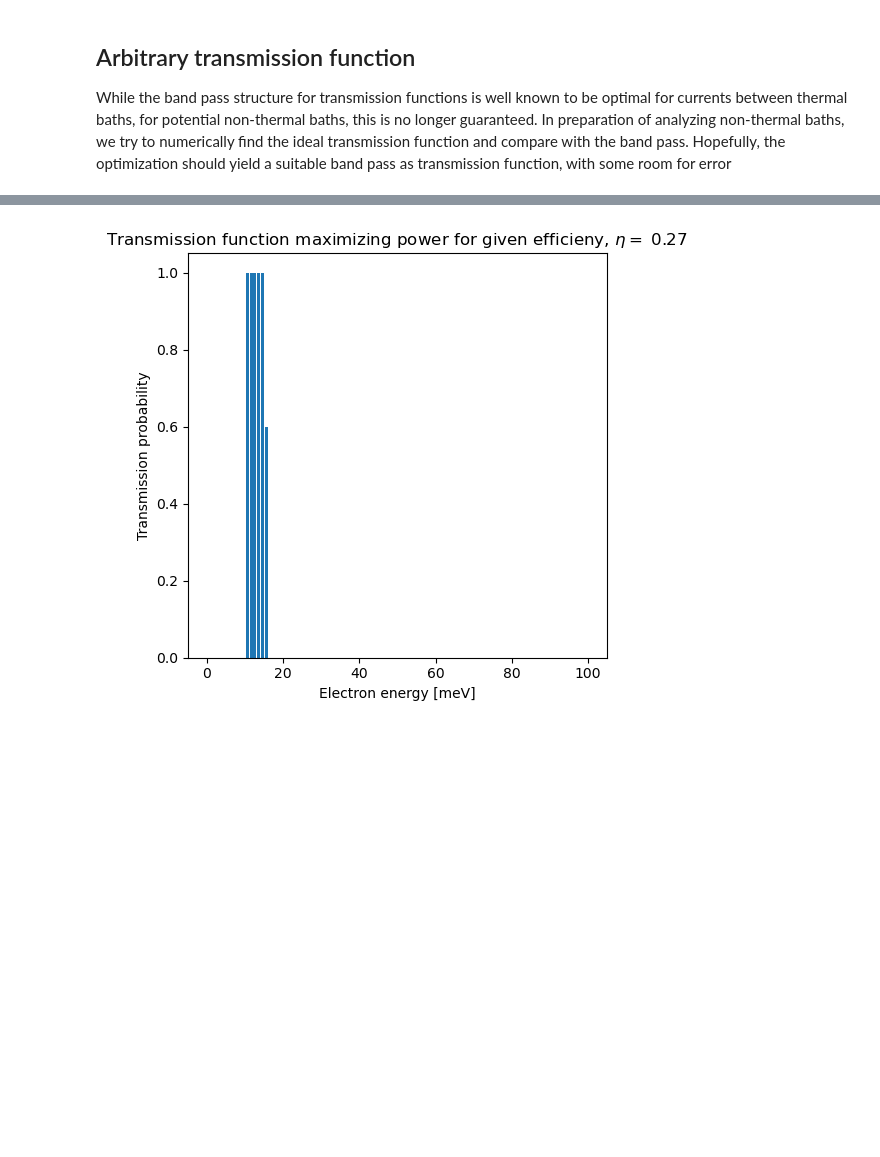
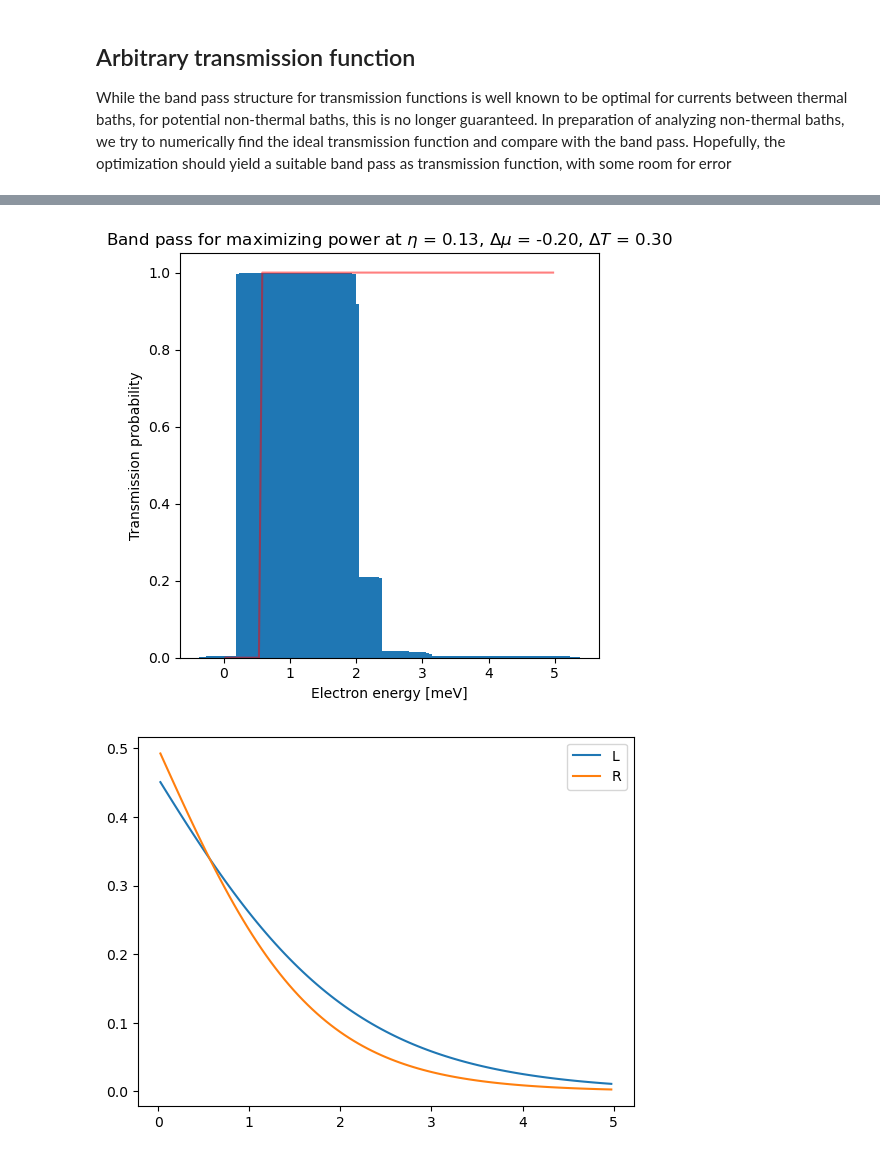
Before and after one commit to Edania/qthermo, a Jupyter notebook: transport_coeff.ipynb, the cells around one changed output, grey strips where cells are left out. Saved outputs shown, nothing was run; the diff lists cells and outputs as text; code cells hidden in the pictures; blank space fills up the shorter version.

```diff
--- a/transport_coeff.ipynb
+++ b/transport_coeff.ipynb
@@ -35,15 +37,23 @@ from scipy.optimize import minimize
 # Global constants
 h = 1#6.6260688e-34 #J/s
 e = 1#1.60227646e-19 #C
-kb = 8.617342e-2#meV/K 1.380650e-23 #J/K
-optim= True
+kb = 1#8.617342e-2#meV/K 1.380650e-23 #J/K
+optim= False
 # %%
 #Define global ranges and constants
 mu = 0
-T = 100
-r_deltamu = np.flip(np.linspace(-9, -1,100))
-r_deltaT = np.linspace(1,99, 100)
+T = 1
+r_deltamu = np.flip(np.linspace(-2, 0,100))
+r_deltaT = np.linspace(0,2, 100)
 E0_set = 10; E1_set = 1000
+
+r_TL = T+r_deltaT/2
+#_TR = np.ones_like(r_TL)*T
+r_TR = T-r_deltaT/2
+
+muR = mu
+r_muL = mu + r_deltamu
+
 #r_E = np.linspace(E0,E1,100)
 print(kb*T)
 #print(np.sum(r_E - r_deltamu, axis = 1))
@@ -317,7 +352,7 @@ Eff: 0.2684206993748582
 While the band pass structure for transmission functions is well known to be optimal for currents between thermal baths, for potential non-thermal baths, this is no longer guaranteed. In preparation of analyzing non-thermal baths, we try to numerically find the ideal transmission function and compare with the band pass. Hopefully, the optimization should yield a suitable band pass as transmission function, with some room for error
 # %%
 
-E_start = 0; E_stop = 100
+E_start = 0; E_stop = 5
 n_chunks = 100
 deltaE = (E_stop-E_start)/n_chunks
 #if (E_start-E_stop) % deltaE != 0:
@@ -386,19 +421,27 @@ def chunk_eff_constraint(transf, E_mids, deltamu, deltaT, target_eff):
 # %%
 #TODO: Maximize efficiency for target power (how to decide a reasonable power output?)
 init_transf = np.random.uniform(0,1,len(E_mids))
-deltamu = r_deltamu[mu_idx]
-deltaT = r_deltaT[T_idx]
-target_eff = 0.8*carnot(deltaT)
-res = minimize(chunk_maximize_power, init_transf, args = (E_mids, deltamu, deltaT), bounds=(((0,1),)*len(E_mids)),
-               constraints = [{'type':'eq', 'fun': chunk_eff_constraint, 'args':(E_mids, deltamu, deltaT, target_eff)}])
+T_idx = 15
+mu_idx = 10
+muL = r_muL[mu_idx]
+TL = r_TL[T_idx]
+TR = r_TR[T_idx]
+target_eff = 0.5*carnot(TL,TR)
+res = minimize(chunk_maximize_power, init_transf, args = (E_mids, muL, TL ,muR, TR), bounds=(((0,1),)*len(E_mids)),
+               constraints = [{'type':'eq', 'fun': chunk_eff_constraint, 'args':(E_mids, muL, TL ,muR, TR, target_eff)}])
 transf = res.x
-electric = chunk_current_integral(transf,E_mids, deltamu, deltaT,  type = "electric")
-heat = chunk_current_integral(transf, E_mids, deltamu, deltaT, type = "heat")
-power_ch = -deltamu*electric
+print(res.success)
+print(res.message)
+electric = chunk_current_integral(transf,E_mids, muL, TL ,muR, TR,  type = "electric")
+heat = chunk_current_integral(transf, E_mids, muL, TL ,muR, TR, type = "heat")
+power_ch = -(muL-muR)*electric
 eff_ch = power_ch/heat
-print(f"Temperature bias: {deltaT}")
-print(f"Potential bias: {deltamu}")
-print(f"Exchange energy: {E_max(deltamu, deltaT)}")
+
+#TODO: Compare with exact solution
+print(f"Temperature bias: {TL-TR}")
+print(f"Potential bias: {muL-muR}")
+print(f"Exchange energy: {E_max(muL, TL ,muR, TR)}")
+print(f"\nFrom chunk optimization:")
 print(f"Power output: {power_ch}")
 print(f"Efficiency: {eff_ch} (Target efficieny: {target_eff})")
 fig = plt.figure(figsize=(5,5))
@@ -406,6 +449,29 @@ plt.bar(E_mids, transf)
 plt.title(fr"Transmission function maximizing power for given efficieny, $\eta =$ {target_eff:.2f} ")
 plt.ylabel(f"Transmission probability")
 plt.xlabel("Electron energy [meV]")
+#plt.show()
+# Visualize bandpasses
+r_E = E_mids#np.linspace(0, 100,1000)
+E0 = r_E0[T_idx, mu_idx].reshape(-1,1)
+E1 = r_E1[T_idx, mu_idx].reshape(-1,1)
+band = (np.heaviside(r_E-E0,1)*np.heaviside(E1-r_E,1))
+
+#print(E0)
+#print(E1)
+print(f"\nFrom regular optimization")
+print(f"Power: {power[T_idx, mu_idx]}")
+print(f"Eff: {eff[T_idx, mu_idx]}")
+#fig = plt.figure()
+plt.plot(r_E, band.T, 'r', alpha = 0.5)
+plt.title(rf"Band pass for maximizing power at $\eta$ = {target_eff:.2f}, $\Delta \mu$ = {r_deltamu[mu_idx]:.2f}, $\Delta T$ = {r_deltaT[T_idx]:.2f}")
+plt.ylabel("Transmission probability")
+plt.xlabel("Electron energy [meV]")
 plt.tight_layout()
+
 plt.show()
+
+plt.plot(r_E, fermi_dist(r_E, muL, TL), label = "L")
+plt.plot(r_E, fermi_dist(r_E, muR, TR), label = "R")
+plt.legend()
+plt.show()
 # %% [output]
@@ -417 +491,2 @@ Efficiency: 0.2684206993803052 (Target efficieny: 0.268420699375797)
-[figure, old version]
+[figure, new version]
+[figure, added]
```
Also changed, not shown: parts of 13 cells of this notebook, 1 other file.
